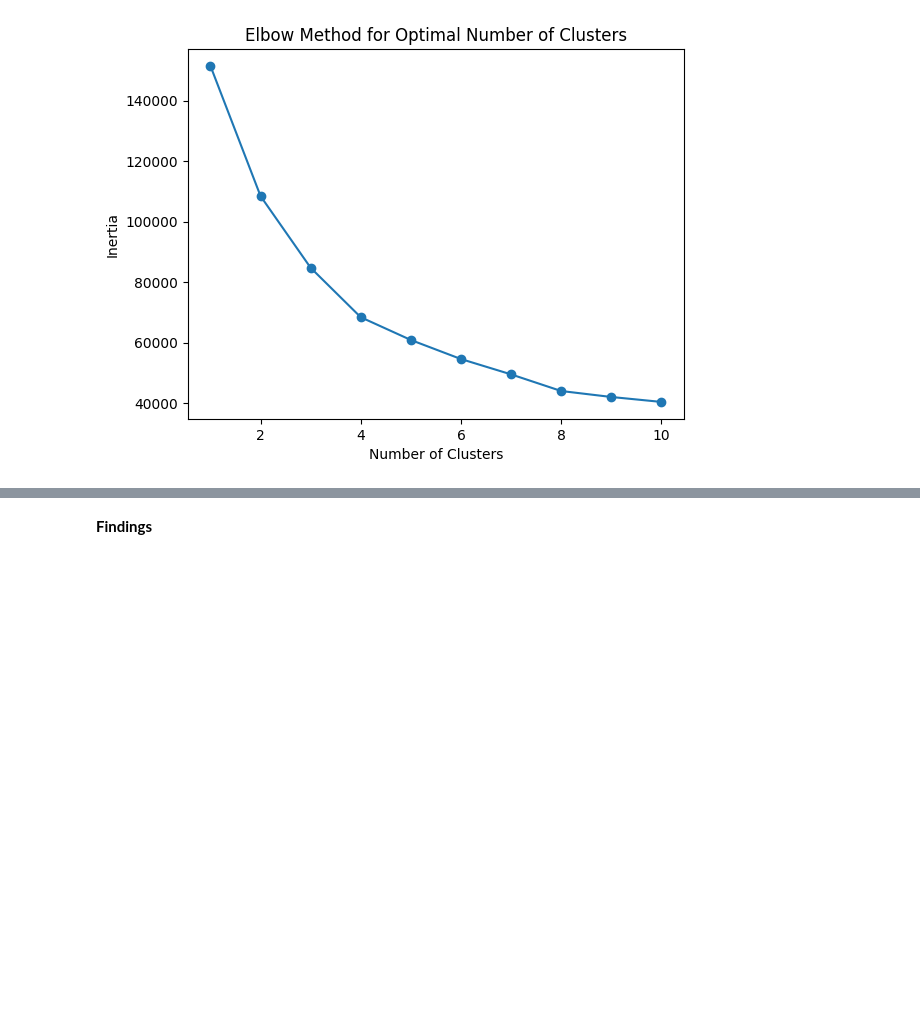
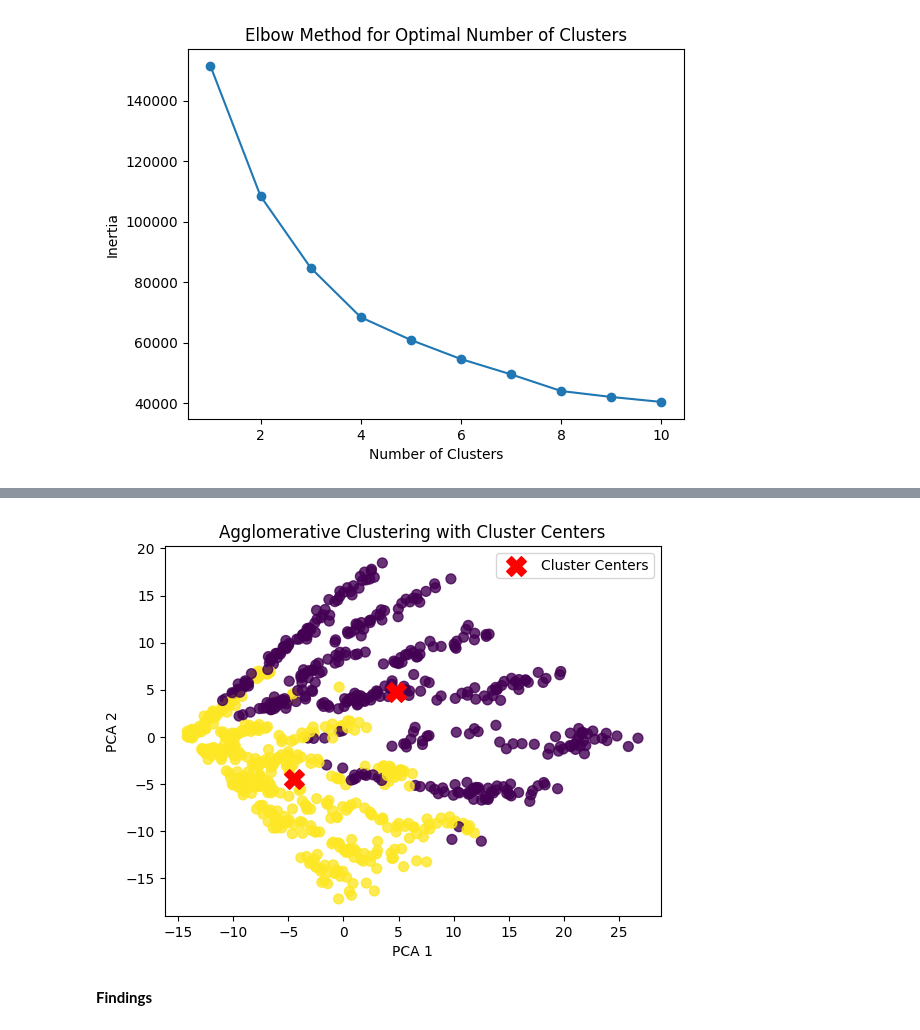
Before and after one commit to Soha85/MyKaggle, a Jupyter notebook: depression.ipynb, the cells around one changed output, grey strips where cells are left out. Saved outputs shown, nothing was run; the diff lists cells and outputs as text; code cells hidden in the pictures; blank space fills up the shorter version.

```diff
--- a/depression.ipynb
+++ b/depression.ipynb
@@ -355,3 +365,23 @@ Silhouette Score using agglomerative : 0.22353698054608712
+# %%
+# Compute cluster centers manually
+cluster_centers = np.array([pca_df[cluster_labels == i].mean(axis=0) for i in range(agg_cluster.n_clusters_)])
+
+# Plotting the data points
+plt.scatter(pca_df[:, 0], pca_df[:, 1], c=cluster_labels, cmap='viridis', s=50, alpha=0.8)
+
+# Plotting the cluster centers
+plt.scatter(cluster_centers[:, 0], cluster_centers[:, 1], c='red', marker='X', s=200, label='Cluster Centers')
+
+# Adding labels and legend
+plt.xlabel('PCA 1')
+plt.ylabel('PCA 2')
+plt.title('Agglomerative Clustering with Cluster Centers')
+plt.legend()
+
+# Display the plot
+plt.show()
+# %% [output]
+[figure, added]
 # %% [markdown]
 **Findings**
 # %% [markdown]
```
Also changed, not shown: parts of 5 cells of this notebook.
